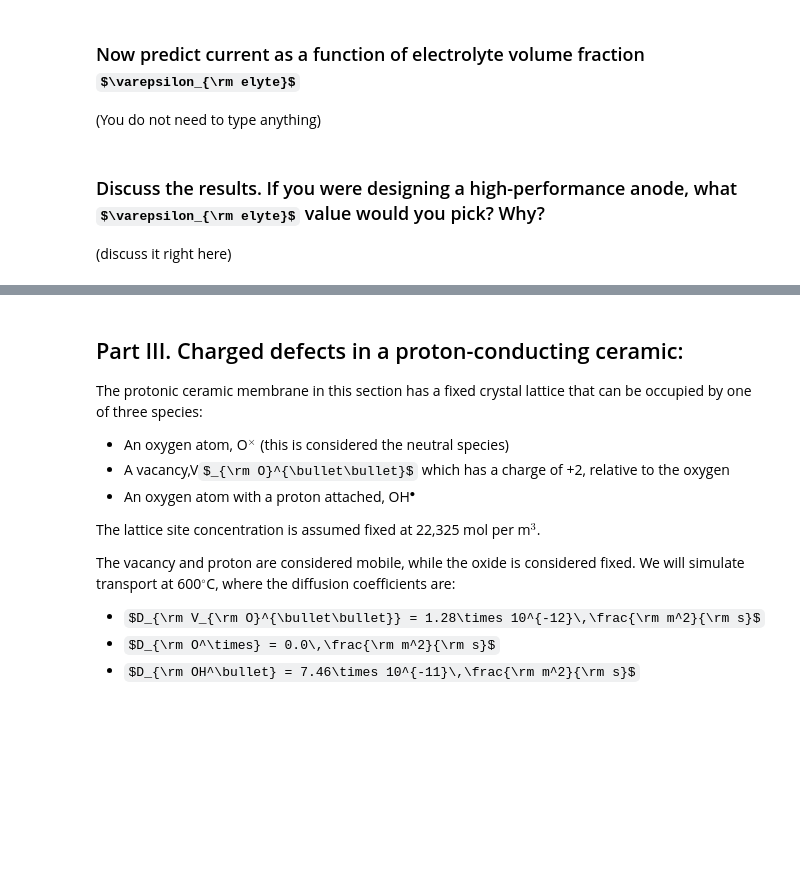
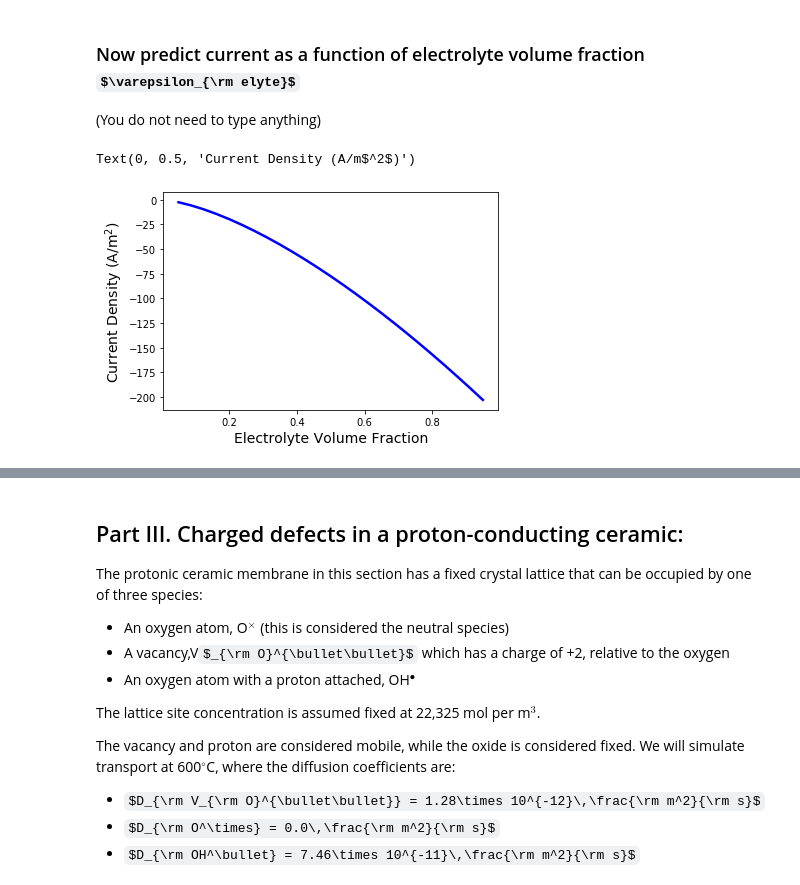
Before and after one commit to zhuey/Homework, a Jupyter notebook: homework-5/Homework5_Coding.ipynb, the cells around one changed output, grey strips where cells are left out. Saved outputs shown, nothing was run; the diff lists cells and outputs as text; code cells hidden in the pictures; some formulas as TeX source; blank space fills up the shorter version.

```diff
--- a/homework-5/Homework5_Coding.ipynb
+++ b/homework-5/Homework5_Coding.ipynb
@@ -158,6 +192,9 @@ d_part = 5e-6
 
 eps_elyte = 0.23
 n_brugg = -0.5
+
+R = 8.3145 # J/mol-K
+F = 96485  # C/mol equiv
 # %% [markdown]
 ## ENTER CODE HERE
 
@@ -171,9 +202,31 @@ elyte_pars = { }
+# %%
+s1 = {'X_k':X_k_1, 'T':T, 'phi':phi_1}
+s2 = {'X_k':X_k_2, 'T':T, 'phi':phi_2 }
+
+geom = {'eps_e':eps_elyte, 'n_Brugg':n_Brugg, 'd_part':d_part, 'dY':dY}
+elyte_pars = {'C_elyte':C_elyte, 'D_k':D_k, 'z_k':z_k}
 # %% [markdown]
 ## NOW CREATE YOUR FLUX-CALCULATING FUNCTION:
-# %%
-def electrolyte_transport(state1, state2, geom, liq_pars):
-
-    return N_k
+# %%
+def electrolyte_transport(s1, s2, geom, elyte_pars):
+    N_k = np.zeros_like(s1['X_k'])
+
+    delta_phi= s2['phi'] - s1['phi']
+
+    C_int = (elyte_pars['C_elyte'] * s1['X_k'] + elyte_pars['C_elyte'] * s2['X_k']) * 0.5
+
+    tau_m = geom['eps_e'] ** (geom['n_Brugg'])
+
+    D_k_eff = geom['eps_e'] * elyte_pars['D_k'] / (tau_m)
+    D_k_mig = D_k_eff *  C_int * elyte_pars['z_k'] * F / (R * T)
+
+    #grad_C_k = elyte_pars['C_elyte'] * (s2['X_k'] - s1['X_k']) / geom['dY']
+    grad_X = (s2['X_k'] - s1['X_k']) / geom['dY']
+    X_k_int = (s1['X_k'] + s2['X_k']) * 0.5
+
+    N_k = -D_k_eff * C_int * grad_X / X_k_int - D_k_mig * delta_phi / geom['dY']
+
+    return N_k
 # %% [markdown]
 Now we loop over a range of Node 2 electric potentials.  We use the fluxes to calculate the current density:
 \begin{equation}
@@ -230,16 +288,15 @@ plt.plot([0,1],[0,0],'--',color='0.5')
 # %%
 eps_array = np.linspace(0.05,0.95,25)
 
 currents = np.zeros_like(eps_array)
 for j, eps in enumerate(eps_array):
-    geom['eps_elyte'] = eps
+    geom['eps_e'] = eps
     N_k = electrolyte_transport(s1, s2, geom, elyte_pars)
     currents[j] = np.dot(elyte_pars['z_k'],N_k)*F
 
 plt.plot(eps_array, currents,'b',linewidth=2.5)
 plt.xlabel('Electrolyte Volume Fraction', fontsize=14)
 plt.ylabel('Current Density (A/m$^2$)',fontsize=14)
+# %% [output]
+Text(0, 0.5, 'Current Density (A/m$^2$)')
+[figure, added]
-# %% [markdown]
-### Discuss the results.  If you were designing a high-performance anode, what $\varepsilon_{\rm elyte}$ value would you pick?  Why?
-
-(discuss it right here)
```
Also changed, not shown: parts of 19 cells of this notebook.
